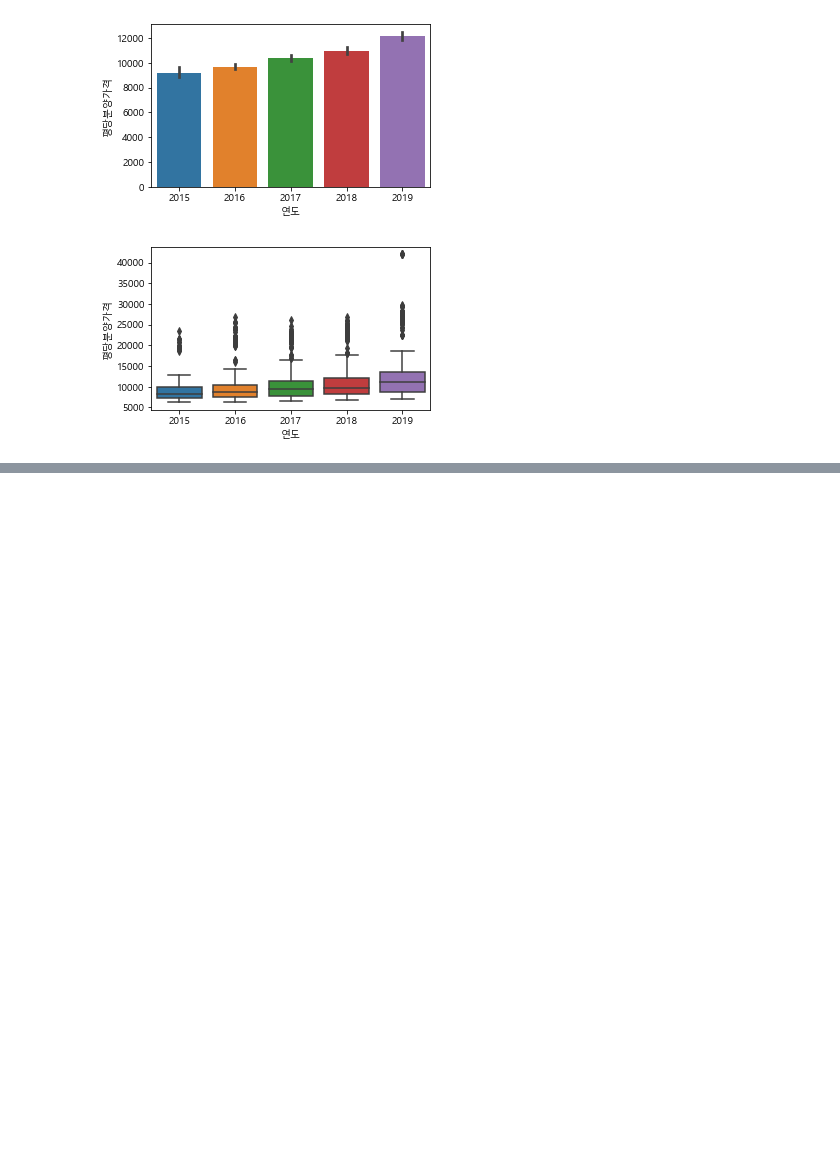
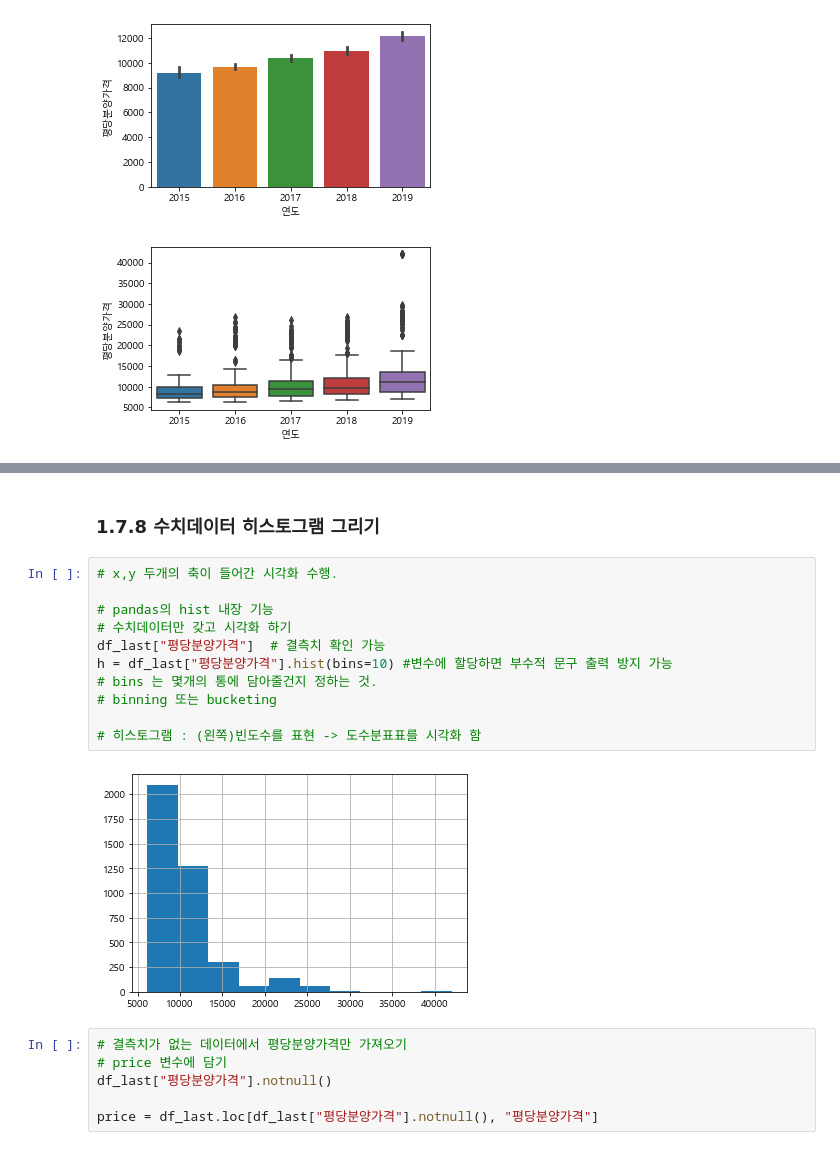
Before and after one commit to sookm/inflearn_lecture_opendata, a Jupyter notebook: 01-apt-price-input_210519.ipynb, the cells around one changed output, grey strips where cells are left out. Drawn from its saved outputs; the diff is of its cells as text; blank space fills up the shorter version.

```diff
--- a/01-apt-price-input_210519.ipynb
+++ b/01-apt-price-input_210519.ipynb
@@ -620,0 +709,21 @@ sns.boxplot(data=df_last, x="연도", y="평당분양가격")
+# %% [markdown]
+### 1.7.8  수치데이터 히스토그램 그리기
+# %%
+# x,y 두개의 축이 들어간 시각화 수행.
+
+# pandas의 hist 내장 기능
+# 수치데이터만 갖고 시각화 하기
+df_last["평당분양가격"]  # 결측치 확인 가능
+h = df_last["평당분양가격"].hist(bins=10) #변수에 할당하면 부수적 문구 출력 방지 가능
+# bins 는 몇개의 통에 담아줄건지 정하는 것.
+# binning 또는 bucketing
+
+# 히스토그램 : (왼쪽)빈도수를 표현 -> 도수분표표를 시각화 함
+# %% [output]
+[figure, added]
+# %%
+# 결측치가 없는 데이터에서 평당분양가격만 가져오기
+# price 변수에 담기
+df_last["평당분양가격"].notnull()
+
+price = df_last.loc[df_last["평당분양가격"].notnull(), "평당분양가격"]
```
Also changed, not shown: parts of 18 cells of this notebook.
